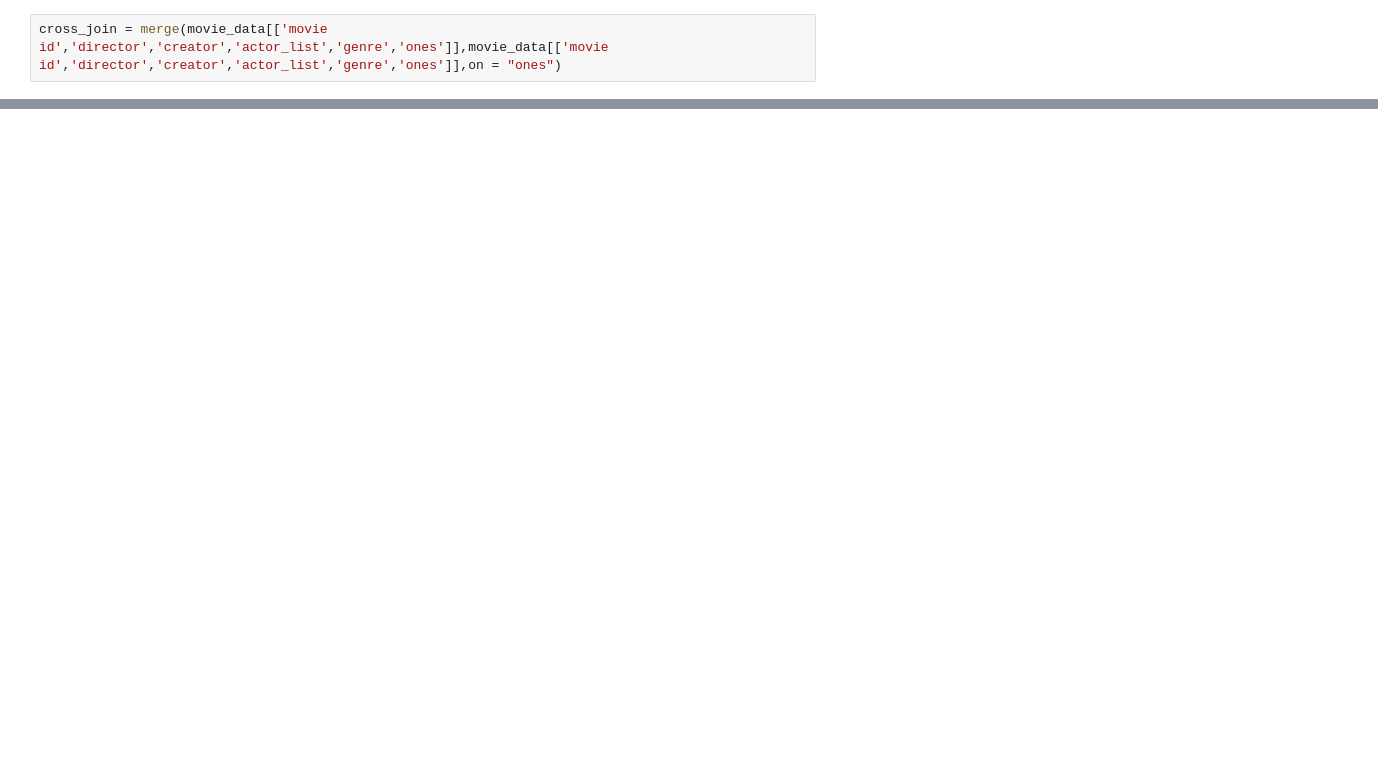
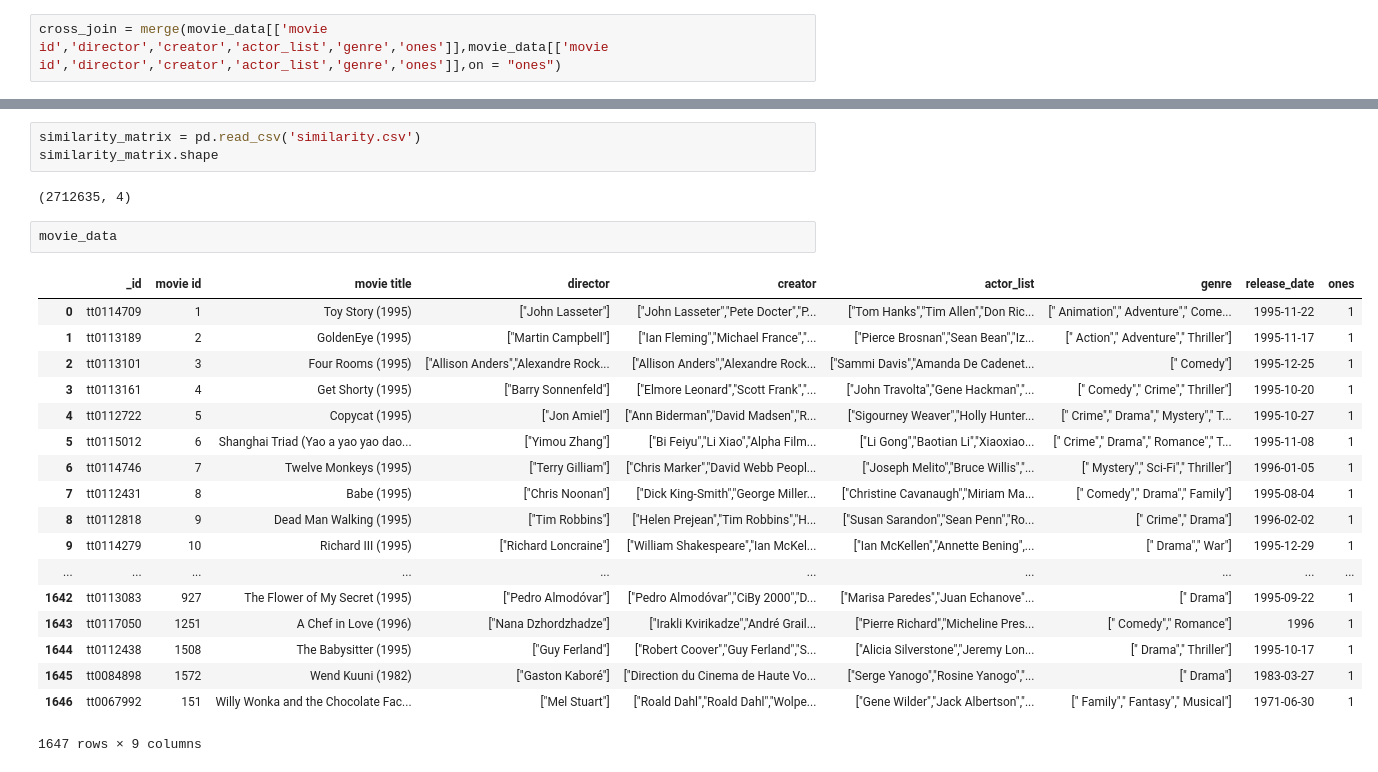
Before and after one commit to jatinbhola6/IMRS, a Jupyter notebook: similarityMatrix.ipynb, the cells around one changed output, grey strips where cells are left out. Cells and saved outputs as stored; diff of their text form; blank space fills up the shorter version.

Commit message:
Python notebook to find similarity of each movie with each movie

```diff
--- a/similarityMatrix.ipynb
+++ b/similarityMatrix.ipynb
@@ -66,0 +70,26 @@ sample_similarity_vector
+# %%
+similarity_matrix = pd.read_csv('similarity.csv')
+similarity_matrix.shape
+# %% [output]
+(2712635, 4)
+# %%
+movie_data
+# %% [output]
+|  | _id | movie id | movie title | director | creator | actor_list | genre | release_date | ones |
+| 0 | tt0114709 | 1 | Toy Story (1995) | ["John Lasseter"] | ["John Lasseter","Pete Docter","P... | ["Tom Hanks","Tim Allen","Don Ric... | [" Animation"," Adventure"," Come... | 1995-11-22 | 1 |
+| 1 | tt0113189 | 2 | GoldenEye (1995) | ["Martin Campbell"] | ["Ian Fleming","Michael France","... | ["Pierce Brosnan","Sean Bean","Iz... | [" Action"," Adventure"," Thriller"] | 1995-11-17 | 1 |
+| 2 | tt0113101 | 3 | Four Rooms (1995) | ["Allison Anders","Alexandre Rock... | ["Allison Anders","Alexandre Rock... | ["Sammi Davis","Amanda De Cadenet... | [" Comedy"] | 1995-12-25 | 1 |
+| 3 | tt0113161 | 4 | Get Shorty (1995) | ["Barry Sonnenfeld"] | ["Elmore Leonard","Scott Frank","... | ["John Travolta","Gene Hackman","... | [" Comedy"," Crime"," Thriller"] | 1995-10-20 | 1 |
+| 4 | tt0112722 | 5 | Copycat (1995) | ["Jon Amiel"] | ["Ann Biderman","David Madsen","R... | ["Sigourney Weaver","Holly Hunter... | [" Crime"," Drama"," Mystery"," T... | 1995-10-27 | 1 |
+| 5 | tt0115012 | 6 | Shanghai Triad (Yao a yao yao dao... | ["Yimou Zhang"] | ["Bi Feiyu","Li Xiao","Alpha Film... | ["Li Gong","Baotian Li","Xiaoxiao... | [" Crime"," Drama"," Romance"," T... | 1995-11-08 | 1 |
+| 6 | tt0114746 | 7 | Twelve Monkeys (1995) | ["Terry Gilliam"] | ["Chris Marker","David Webb Peopl... | ["Joseph Melito","Bruce Willis","... | [" Mystery"," Sci-Fi"," Thriller"] | 1996-01-05 | 1 |
+| 7 | tt0112431 | 8 | Babe (1995) | ["Chris Noonan"] | ["Dick King-Smith","George Miller... | ["Christine Cavanaugh","Miriam Ma... | [" Comedy"," Drama"," Family"] | 1995-08-04 | 1 |
+| 8 | tt0112818 | 9 | Dead Man Walking (1995) | ["Tim Robbins"] | ["Helen Prejean","Tim Robbins","H... | ["Susan Sarandon","Sean Penn","Ro... | [" Crime"," Drama"] | 1996-02-02 | 1 |
+| 9 | tt0114279 | 10 | Richard III (1995) | ["Richard Loncraine"] | ["William Shakespeare","Ian McKel... | ["Ian McKellen","Annette Bening",... | [" Drama"," War"] | 1995-12-29 | 1 |
+| ... | ... | ... | ... | ... | ... | ... | ... | ... | ... |
+| 1642 | tt0113083 | 927 | The Flower of My Secret (1995) | ["Pedro Almodóvar"] | ["Pedro Almodóvar","CiBy 2000","D... | ["Marisa Paredes","Juan Echanove"... | [" Drama"] | 1995-09-22 | 1 |
+| 1643 | tt0117050 | 1251 | A Chef in Love (1996) | ["Nana Dzhordzhadze"] | ["Irakli Kvirikadze","André Grail... | ["Pierre Richard","Micheline Pres... | [" Comedy"," Romance"] | 1996 | 1 |
+| 1644 | tt0112438 | 1508 | The Babysitter (1995) | ["Guy Ferland"] | ["Robert Coover","Guy Ferland","S... | ["Alicia Silverstone","Jeremy Lon... | [" Drama"," Thriller"] | 1995-10-17 | 1 |
+| 1645 | tt0084898 | 1572 | Wend Kuuni (1982) | ["Gaston Kaboré"] | ["Direction du Cinema de Haute Vo... | ["Serge Yanogo","Rosine Yanogo","... | [" Drama"] | 1983-03-27 | 1 |
+| 1646 | tt0067992 | 151 | Willy Wonka and the Chocolate Fac... | ["Mel Stuart"] | ["Roald Dahl","Roald Dahl","Wolpe... | ["Gene Wilder","Jack Albertson","... | [" Family"," Fantasy"," Musical"] | 1971-06-30 | 1 |
+1647 rows × 9 columns
```
Also changed, not shown: parts of 10 cells of this notebook, 1 other file.
